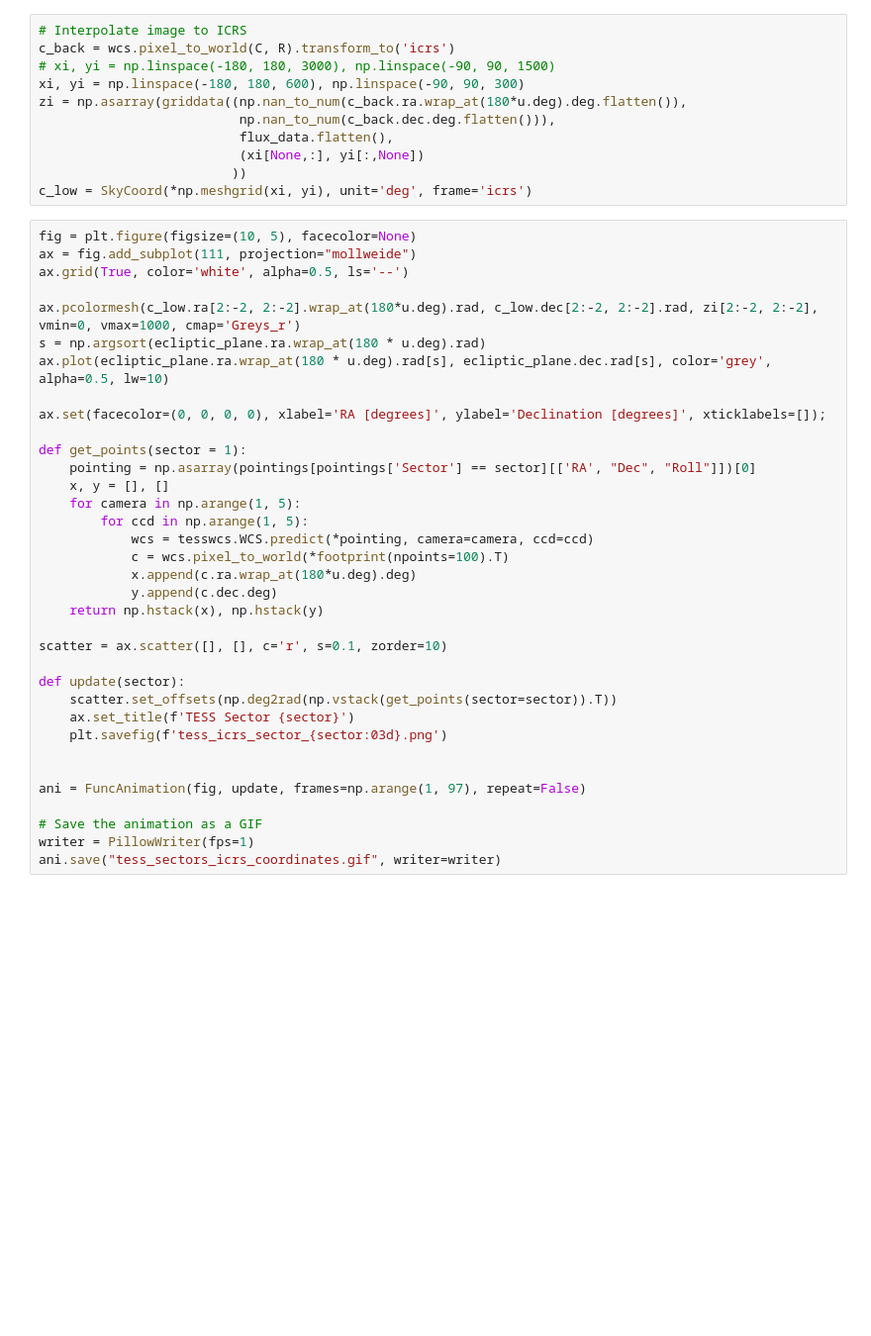
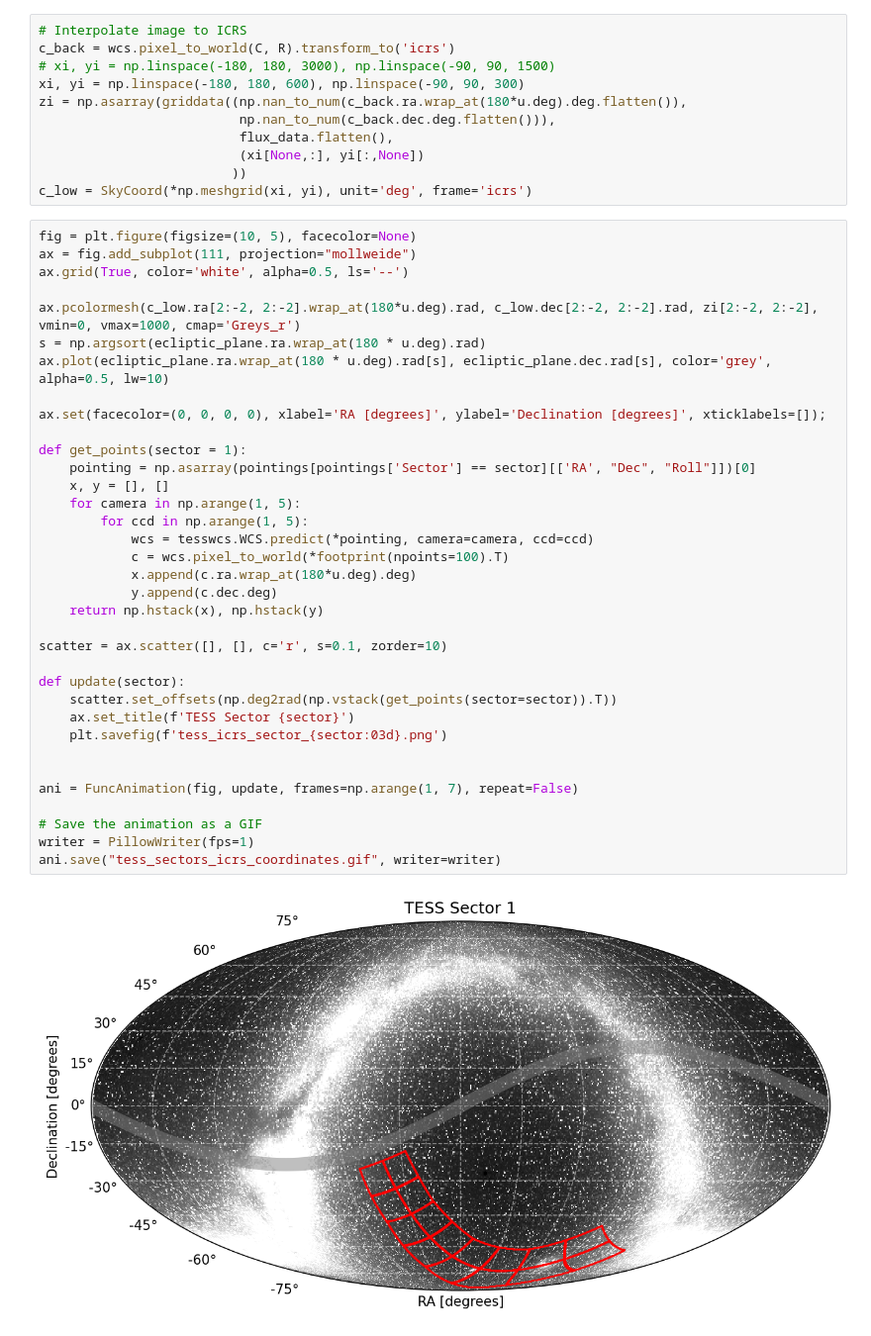
Before and after one commit to vbkostov/tess-website-lite, a Jupyter notebook: tess_gifs_and_pngs/pretty-tess-plots.ipynb, the cells around one changed output. Shown at 99% size. Drawn from its saved outputs; the diff is of its cells as text; blank space fills up the shorter version.

```diff
--- a/tess_gifs_and_pngs/pretty-tess-plots.ipynb
+++ b/tess_gifs_and_pngs/pretty-tess-plots.ipynb
@@ -79,31 +79,33 @@ ax.grid(True, color='white', alpha=0.5, ls='--')
 
 ax.pcolormesh(c_low.ra[2:-2, 2:-2].wrap_at(180*u.deg).rad, c_low.dec[2:-2, 2:-2].rad, zi[2:-2, 2:-2], vmin=0, vmax=1000, cmap='Greys_r')
 s = np.argsort(ecliptic_plane.ra.wrap_at(180 * u.deg).rad)
 ax.plot(ecliptic_plane.ra.wrap_at(180 * u.deg).rad[s], ecliptic_plane.dec.rad[s], color='grey', alpha=0.5, lw=10)
 
 ax.set(facecolor=(0, 0, 0, 0), xlabel='RA [degrees]', ylabel='Declination [degrees]', xticklabels=[]);
 
 def get_points(sector = 1):
     pointing = np.asarray(pointings[pointings['Sector'] == sector][['RA', "Dec", "Roll"]])[0]
     x, y = [], []
     for camera in np.arange(1, 5):
         for ccd in np.arange(1, 5):
             wcs = tesswcs.WCS.predict(*pointing, camera=camera, ccd=ccd)
             c = wcs.pixel_to_world(*footprint(npoints=100).T)
             x.append(c.ra.wrap_at(180*u.deg).deg)
             y.append(c.dec.deg)
     return np.hstack(x), np.hstack(y)
 
 scatter = ax.scatter([], [], c='r', s=0.1, zorder=10)
 
 def update(sector):
     scatter.set_offsets(np.deg2rad(np.vstack(get_points(sector=sector)).T))
     ax.set_title(f'TESS Sector {sector}')
     plt.savefig(f'tess_icrs_sector_{sector:03d}.png')
 
 
-ani = FuncAnimation(fig, update, frames=np.arange(1, 97), repeat=False)
+ani = FuncAnimation(fig, update, frames=np.arange(1, 7), repeat=False)
 
 # Save the animation as a GIF
 writer = PillowWriter(fps=1)
 ani.save("tess_sectors_icrs_coordinates.gif", writer=writer)
+# %% [output]
+[figure, added]
```
Also changed, not shown: 1 other file.
